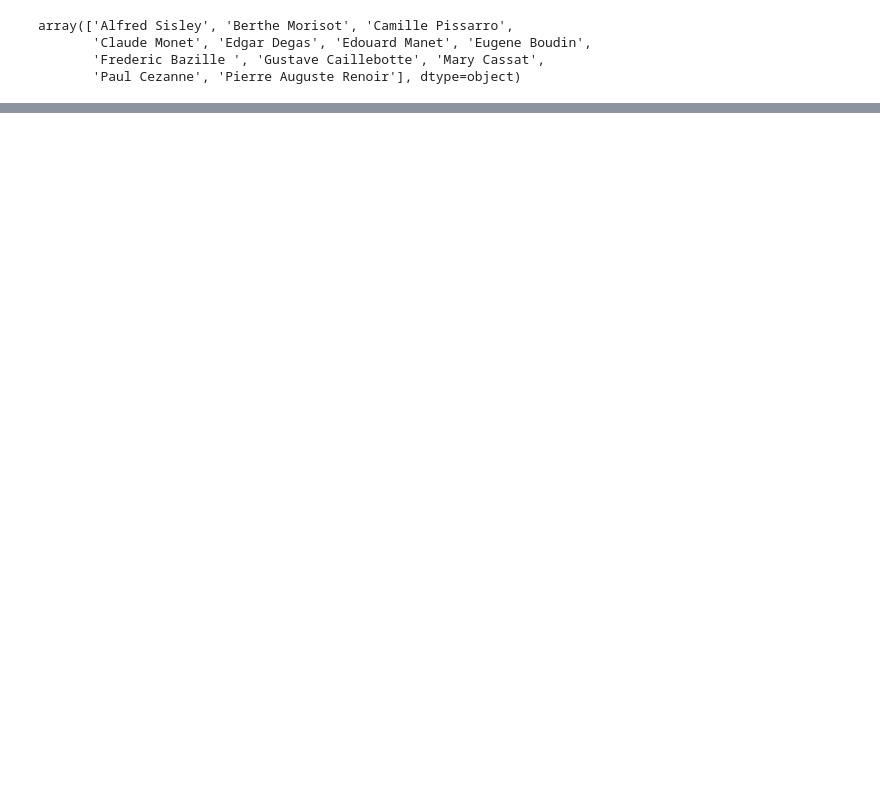
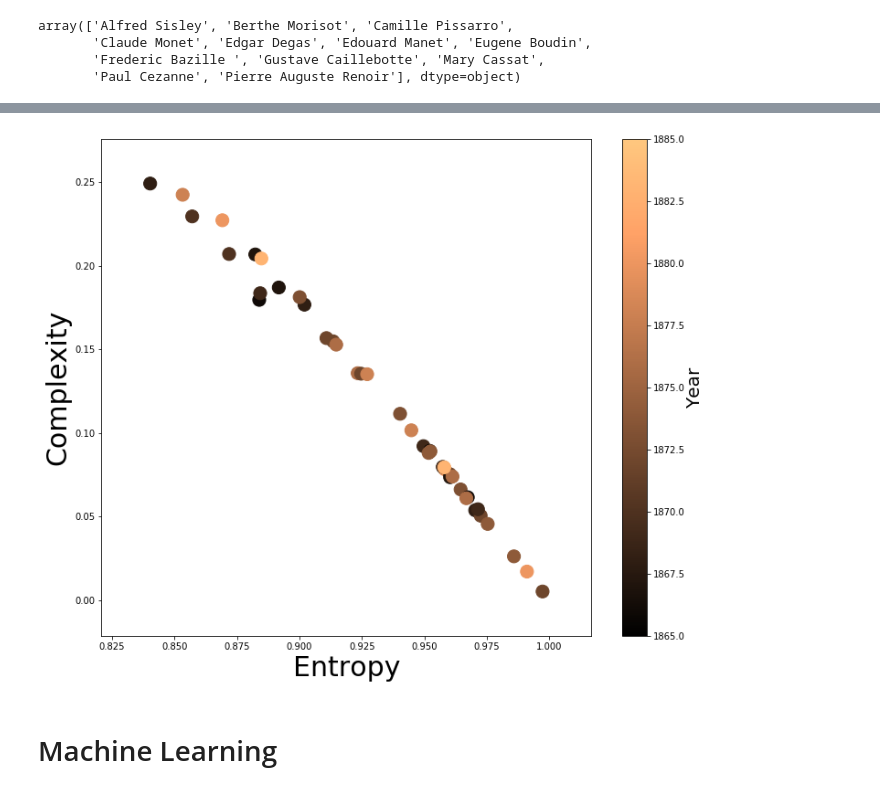
Before and after one commit to SaniaPushkar/Image_complexity_and_entropy, a Jupyter notebook: Entropy.ipynb, the cells around one changed output, grey strips where cells are left out. Drawn from its saved outputs; the diff is of its cells as text; code cells hidden in the pictures; blank space fills up the shorter version.

Commit message:
entropy vs complexity plot

```diff
--- a/Entropy.ipynb
+++ b/Entropy.ipynb
@@ -203,2 +232,11 @@ complexity_list = np.zeros(shape = (len(df), 3))
 # %%
 [entropy_list[0], complexity_list[0]] = produce_entropy_complexity('data_1/' + df['file name'][0])
+# %%
+file_name = 'entropy_output_200308.txt'
+my_file = Path(file_name)
+if my_file.is_file():
+     with open(file_name, "rb") as f:
+        ec_df = pickle.load(f)
+# %%
+df['Entropy'] = ec_df[0]
+df['Complexity'] = ec_df[1]
@@ -204,0 +245,3 @@ complexity_list = np.zeros(shape = (len(df), 3))
+# %%
+# fix typo
+df['year'][3] = 1878
@@ -204,0 +261,13 @@ complexity_list = np.zeros(shape = (len(df), 3))
+# %%
+plt.figure(figsize = (12,10))
+
+plt.xlabel('Entropy', fontsize = 30)
+plt.ylabel('Complexity', fontsize = 30)
+
+plt.scatter(df['Entropy'], df['Complexity'], c = df['year'], cmap=plt.cm.copper, s = 200)
+cbar= plt.colorbar()
+cbar.set_label("Year", labelpad=+1, fontsize = 20)
+# %% [output]
+[figure, added]
+# %% [markdown]
+# Machine Learning
```
Also changed, not shown: parts of 17 cells of this notebook.
